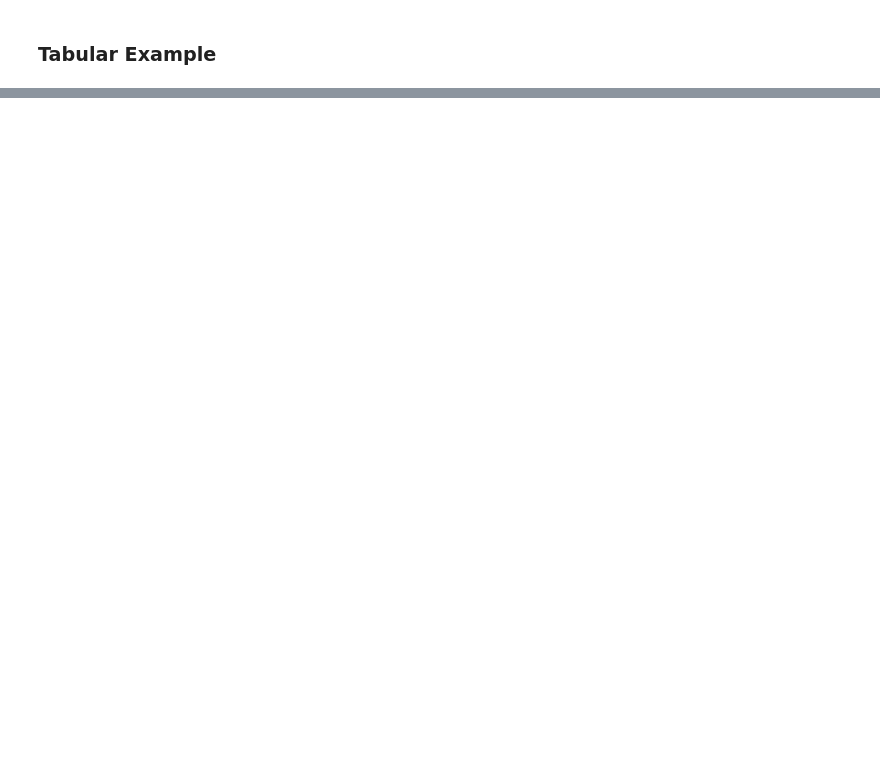
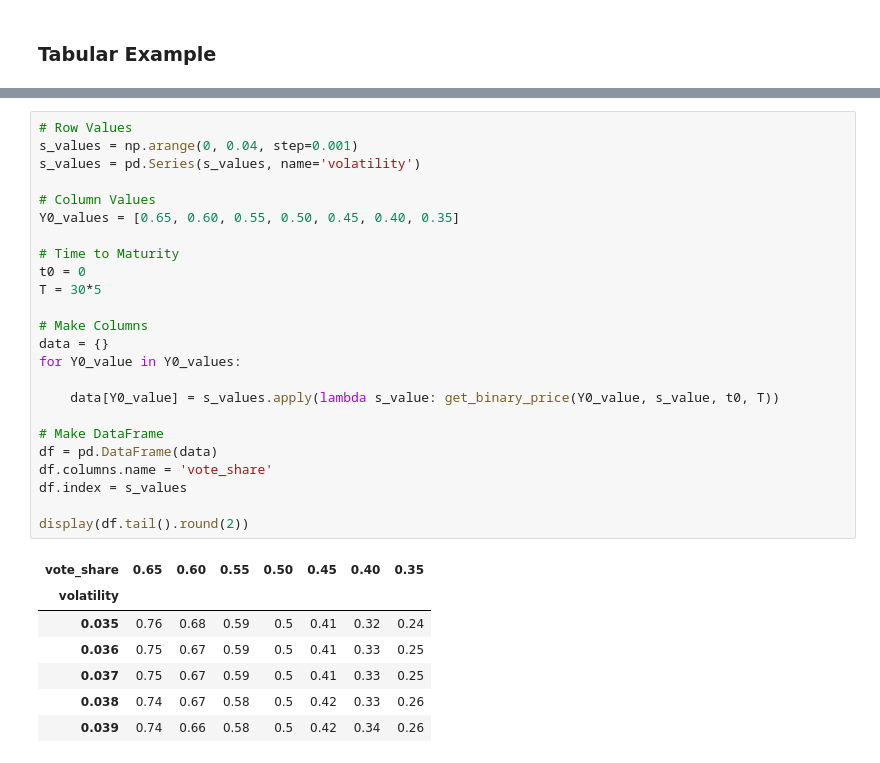
Before and after one commit to FergM/fattails, a Jupyter notebook: notebooks/NB38 - Election Predictions.ipynb, the cells around one changed output, grey strips where cells are left out. Drawn from its saved outputs; the diff is of its cells as text; blank space fills up the shorter version.

```diff
--- a/notebooks/NB38 - Election Predictions.ipynb
+++ b/notebooks/NB38 - Election Predictions.ipynb
@@ -187,0 +159,32 @@ ax.legend(title='Initial Value: Y0');
+# %%
+# Row Values
+s_values = np.arange(0, 0.04, step=0.001)
+s_values = pd.Series(s_values, name='volatility')
+
+# Column Values
+Y0_values = [0.65, 0.60, 0.55, 0.50, 0.45, 0.40, 0.35]
+
+# Time to Maturity
+t0 = 0
+T = 30*5
+
+# Make Columns
+data = {}
+for Y0_value in Y0_values:
+
+    data[Y0_value] = s_values.apply(lambda s_value: get_binary_price(Y0_value, s_value, t0, T))
+
+# Make DataFrame
+df = pd.DataFrame(data)
+df.columns.name = 'vote_share'
+df.index = s_values
+
+display(df.tail().round(2))
+# %% [output]
+| vote_share | 0.65 | 0.60 | 0.55 | 0.50 | 0.45 | 0.40 | 0.35 |
+| volatility |  |  |  |  |  |  |  |
+| 0.035 | 0.76 | 0.68 | 0.59 | 0.5 | 0.41 | 0.32 | 0.24 |
+| 0.036 | 0.75 | 0.67 | 0.59 | 0.5 | 0.41 | 0.33 | 0.25 |
+| 0.037 | 0.75 | 0.67 | 0.59 | 0.5 | 0.41 | 0.33 | 0.25 |
+| 0.038 | 0.74 | 0.67 | 0.58 | 0.5 | 0.42 | 0.33 | 0.26 |
+| 0.039 | 0.74 | 0.66 | 0.58 | 0.5 | 0.42 | 0.34 | 0.26 |
```
Also changed, not shown: parts of 19 cells of this notebook.
